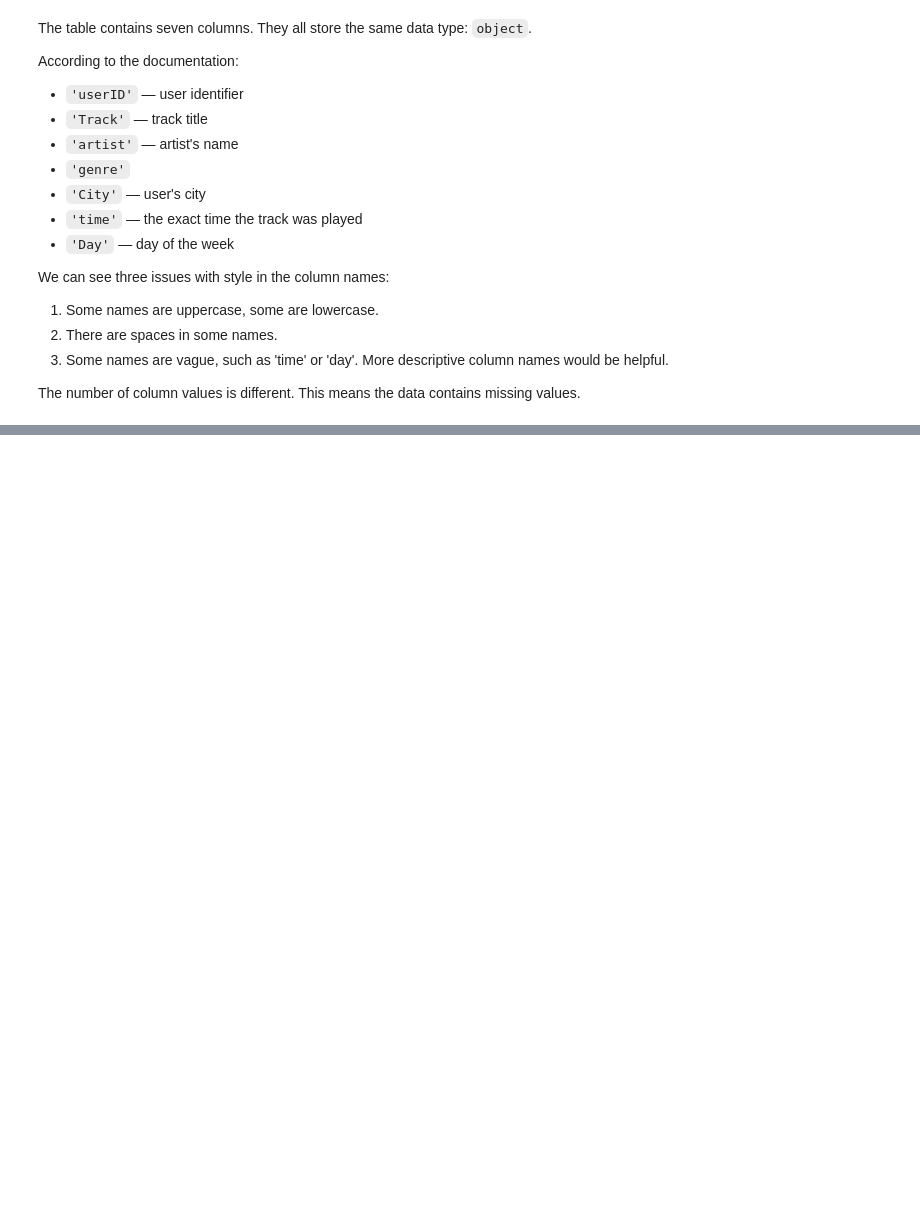
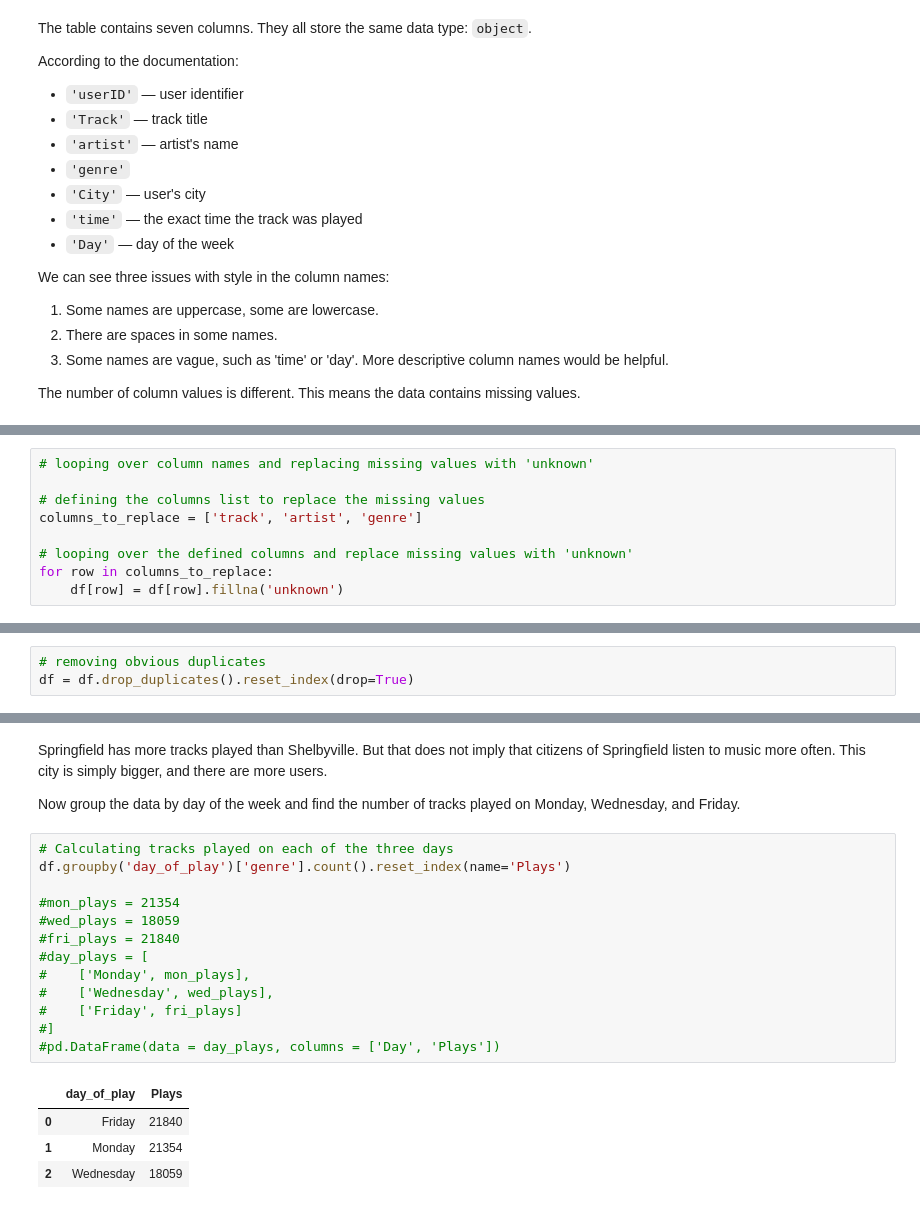
Before and after one commit to dojugoo/S1-music-preference-analysis, a Jupyter notebook: analysis.ipynb, the cells around one changed output, grey strips where cells are left out. Drawn from its saved outputs; the diff is of its cells as text; blank space fills up the shorter version.

```diff
--- a/analysis.ipynb
+++ b/analysis.ipynb
@@ -121,0 +190,9 @@ To move forward, we need to preprocess the data.
+# %%
+# looping over column names and replacing missing values with 'unknown'
+
+# defining the columns list to replace the missing values
+columns_to_replace = ['track', 'artist', 'genre']
+
+# looping over the defined columns and replace missing values with 'unknown'
+for row in columns_to_replace:
+    df[row] = df[row].fillna('unknown')
@@ -121,0 +223,3 @@ To move forward, we need to preprocess the data.
+# %%
+# removing obvious duplicates
+df = df.drop_duplicates().reset_index(drop=True)
@@ -121,0 +352,22 @@ To move forward, we need to preprocess the data.
+# %% [markdown]
+Springfield has more tracks played than Shelbyville. But that does not imply that citizens of Springfield listen to music more often. This city is simply bigger, and there are more users.
+
+Now group the data by day of the week and find the number of tracks played on Monday, Wednesday, and Friday.
+# %%
+# Calculating tracks played on each of the three days
+df.groupby('day_of_play')['genre'].count().reset_index(name='Plays')
+
+#mon_plays = 21354
+#wed_plays = 18059
+#fri_plays = 21840
+#day_plays = [
+#    ['Monday', mon_plays],
+#    ['Wednesday', wed_plays],
+#    ['Friday', fri_plays]
+#]
+#pd.DataFrame(data = day_plays, columns = ['Day', 'Plays'])
+# %% [output]
+|  | day_of_play | Plays |
+| 0 | Friday | 21840 |
+| 1 | Monday | 21354 |
+| 2 | Wednesday | 18059 |
```
Also changed, not shown: parts of 73 cells of this notebook.
